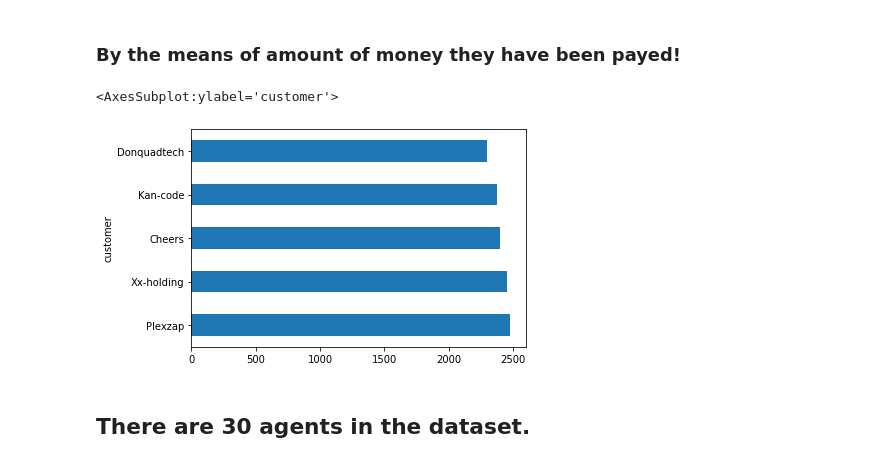
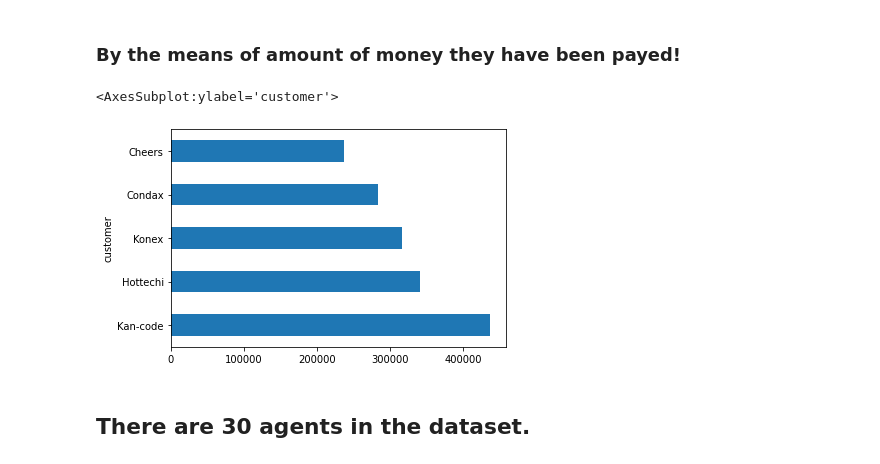
Before and after one commit to sajjad-yazdanparast/won_lost_classifier, a Jupyter notebook: analysis.ipynb, the cells around one changed output. Drawn from its saved outputs; the diff is of its cells as text; code cells hidden in the pictures.

```diff
--- a/analysis.ipynb
+++ b/analysis.ipynb
@@ -91,7 +91,7 @@ class Predictor :
 
         self.data.drop(['close_date', 'created_date'], axis=1, inplace=True)
 
-        self.data.agent = le.fit_transform(self.data.agent)
+        self.data.agent = self.le.fit_transform(self.data.agent)
 
 
     def generate_train_test (self) :
@@ -153,10 +150,10 @@ df.customer.value_counts().sort_values(ascending=False).head().plot.barh()
 # %% [markdown]
 ### By the means of amount of money they have been payed!
 # %%
-df.groupby('customer').mean()[['close_value']].sort_values(by='close_value', ascending=False).head().close_value.plot.barh()
+df.groupby('customer').sum()[['close_value']].sort_values(by='close_value', ascending=False).head().close_value.plot.barh()
 # %% [output]
 <AxesSubplot:ylabel='customer'>
-[figure, old version]
+[figure, new version]
 # %% [markdown]
 ## There are 30 agents in the dataset.
 # %%
```
Also changed, not shown: parts of 3 cells of this notebook, 2 other files.
